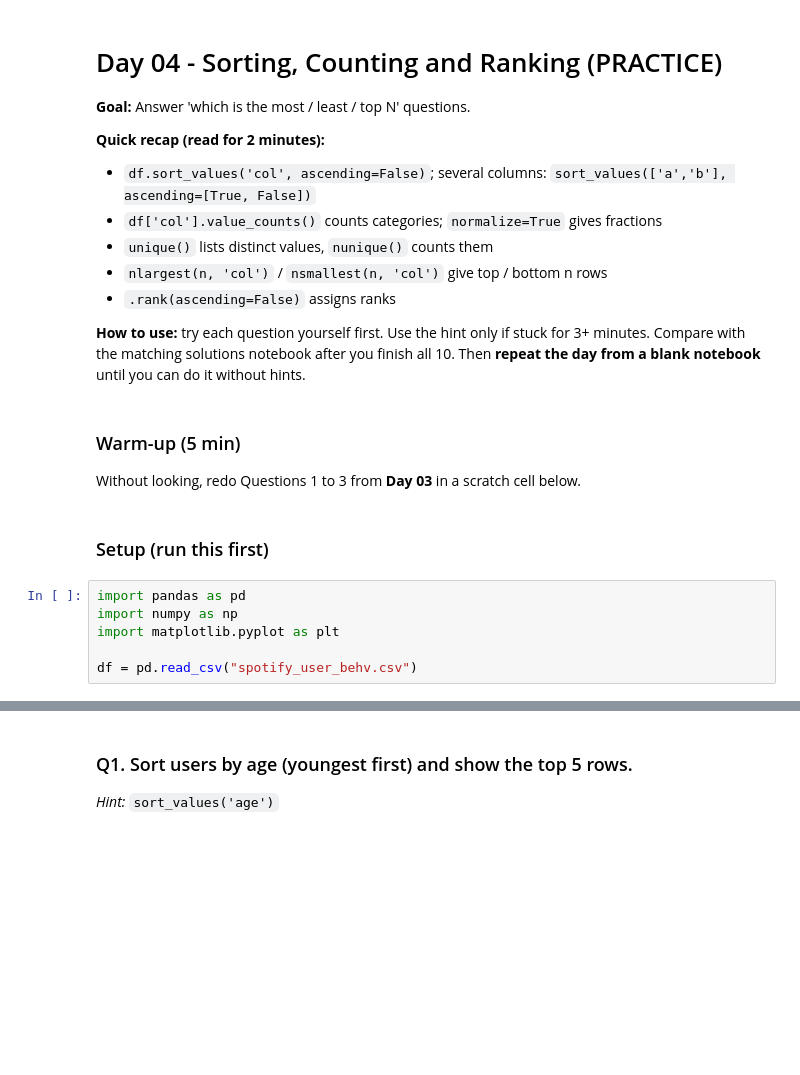
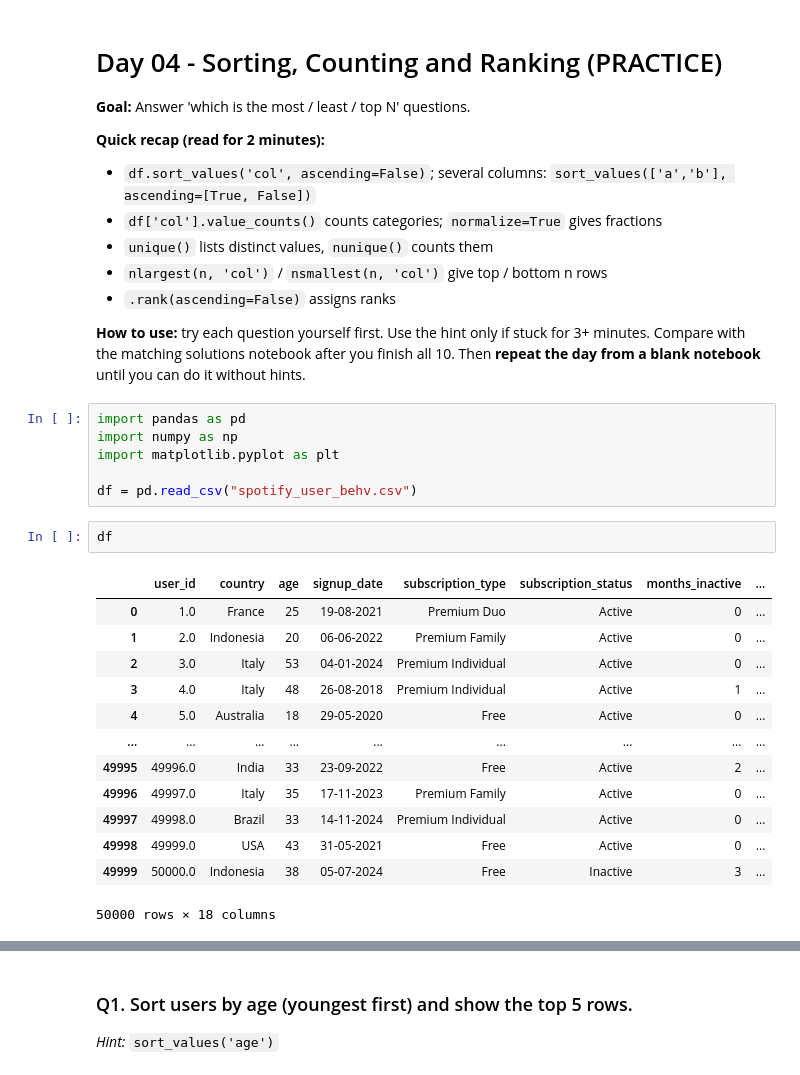
Before and after one commit to shiva3994/Python, a Jupyter notebook: Spotify_User_Behv/Day04_Sorting_Counting_and_Ranking_PRACTICE.ipynb, the cells around one changed output, grey strips where cells are left out. Drawn from its saved outputs; the diff is of its cells as text; blank space fills up the shorter version.

```diff
--- a/Spotify_User_Behv/Day04_Sorting_Counting_and_Ranking_PRACTICE.ipynb
+++ b/Spotify_User_Behv/Day04_Sorting_Counting_and_Ranking_PRACTICE.ipynb
@@ -12,14 +12,25 @@
 - `.rank(ascending=False)` assigns ranks
 
 **How to use:** try each question yourself first. Use the hint only if stuck for 3+ minutes. Compare with the matching solutions notebook after you finish all 10. Then **repeat the day from a blank notebook** until you can do it without hints.
-# %% [markdown]
-### Warm-up (5 min)
-Without looking, redo Questions 1 to 3 from **Day 03** in a scratch cell below.
-# %% [markdown]
-### Setup (run this first)
 # %%
 import pandas as pd
 import numpy as np
 import matplotlib.pyplot as plt
 
 df = pd.read_csv("spotify_user_behv.csv")
+# %%
+df
+# %% [output]
+|  | user_id | country | age | signup_date | subscription_type | subscription_status | months_inactive | ... |
+| 0 | 1.0 | France | 25 | 19-08-2021 | Premium Duo | Active | 0 | ... |
+| 1 | 2.0 | Indonesia | 20 | 06-06-2022 | Premium Family | Active | 0 | ... |
+| 2 | 3.0 | Italy | 53 | 04-01-2024 | Premium Individual | Active | 0 | ... |
+| 3 | 4.0 | Italy | 48 | 26-08-2018 | Premium Individual | Active | 1 | ... |
+| 4 | 5.0 | Australia | 18 | 29-05-2020 | Free | Active | 0 | ... |
+| ... | ... | ... | ... | ... | ... | ... | ... | ... |
+| 49995 | 49996.0 | India | 33 | 23-09-2022 | Free | Active | 2 | ... |
+| 49996 | 49997.0 | Italy | 35 | 17-11-2023 | Premium Family | Active | 0 | ... |
+| 49997 | 49998.0 | Brazil | 33 | 14-11-2024 | Premium Individual | Active | 0 | ... |
+| 49998 | 49999.0 | USA | 43 | 31-05-2021 | Free | Active | 0 | ... |
+| 49999 | 50000.0 | Indonesia | 38 | 05-07-2024 | Free | Inactive | 3 | ... |
+50000 rows × 18 columns
```
Also changed, not shown: parts of 2 cells of this notebook.
